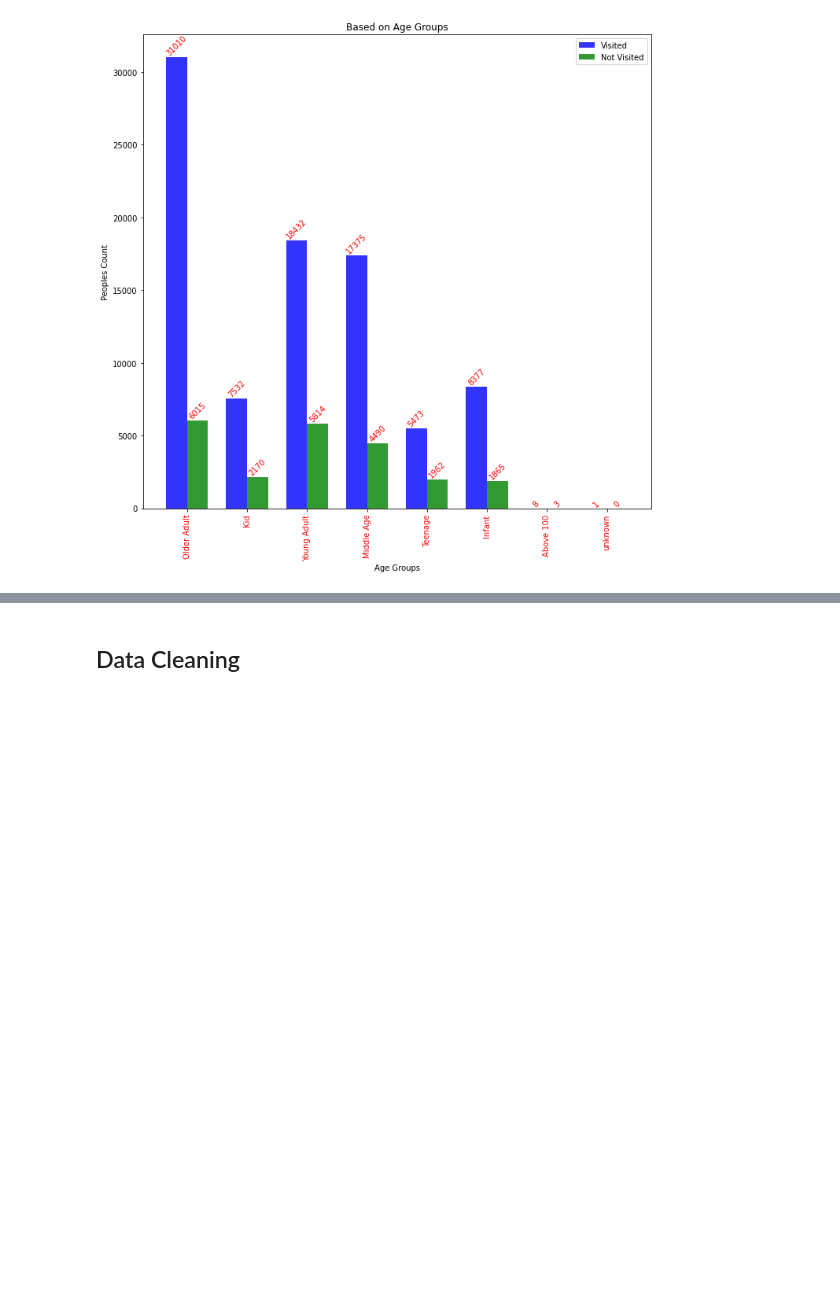
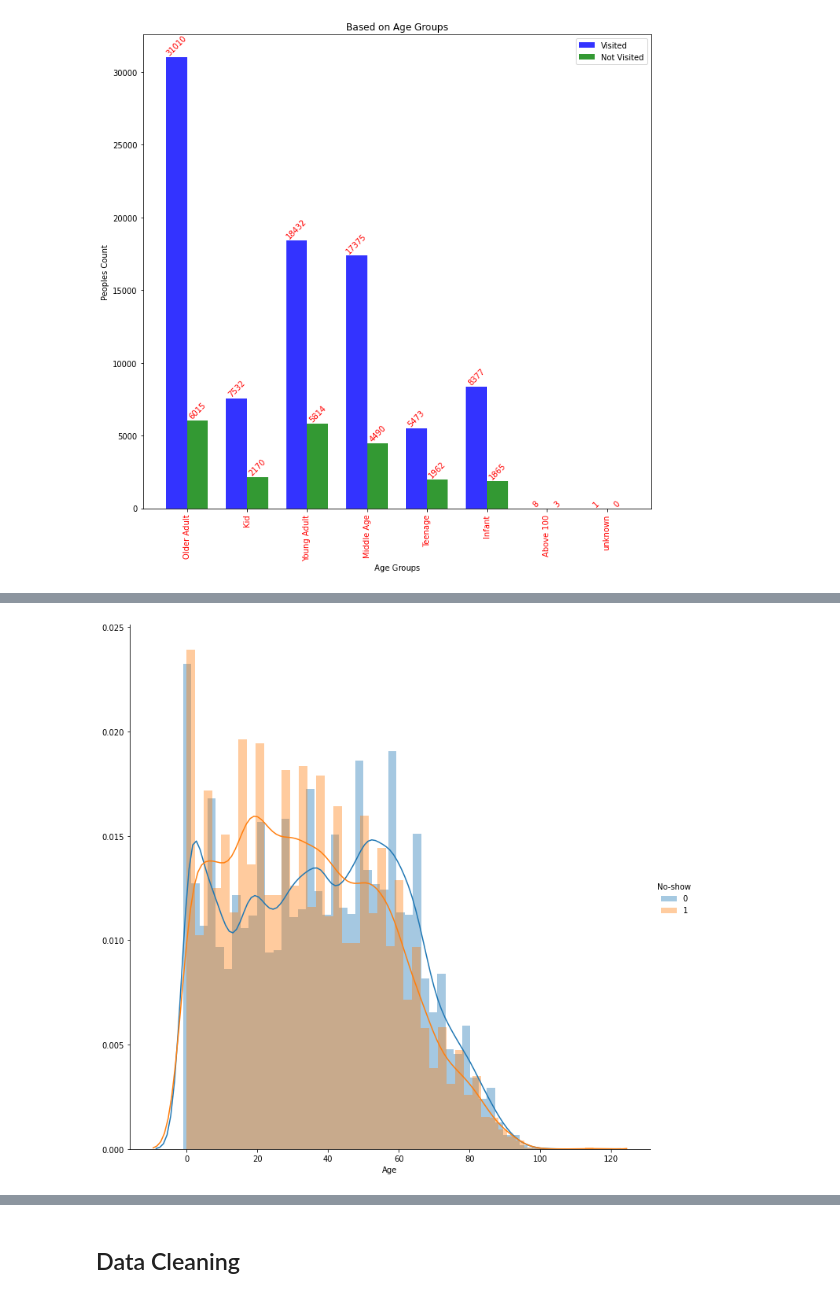
Before and after one commit to bhavyagoel/Data-Science-Internship-by-IET, a Jupyter notebook: review-notebook.ipynb, the cells around one changed output, grey strips where cells are left out. Saved outputs shown, nothing was run; the diff lists cells and outputs as text; code cells hidden in the pictures; blank space fills up the shorter version.

```diff
--- a/review-notebook.ipynb
+++ b/review-notebook.ipynb
@@ -687,0 +706,5 @@ plt.show()
+# %%
+import seaborn as sns
+fig = sns.FacetGrid(data, hue='No-show', height = 10).map(sns.distplot,'Age').add_legend()
+# %% [output]
+[figure, added]
```
Also changed, not shown: parts of 51 cells of this notebook.
